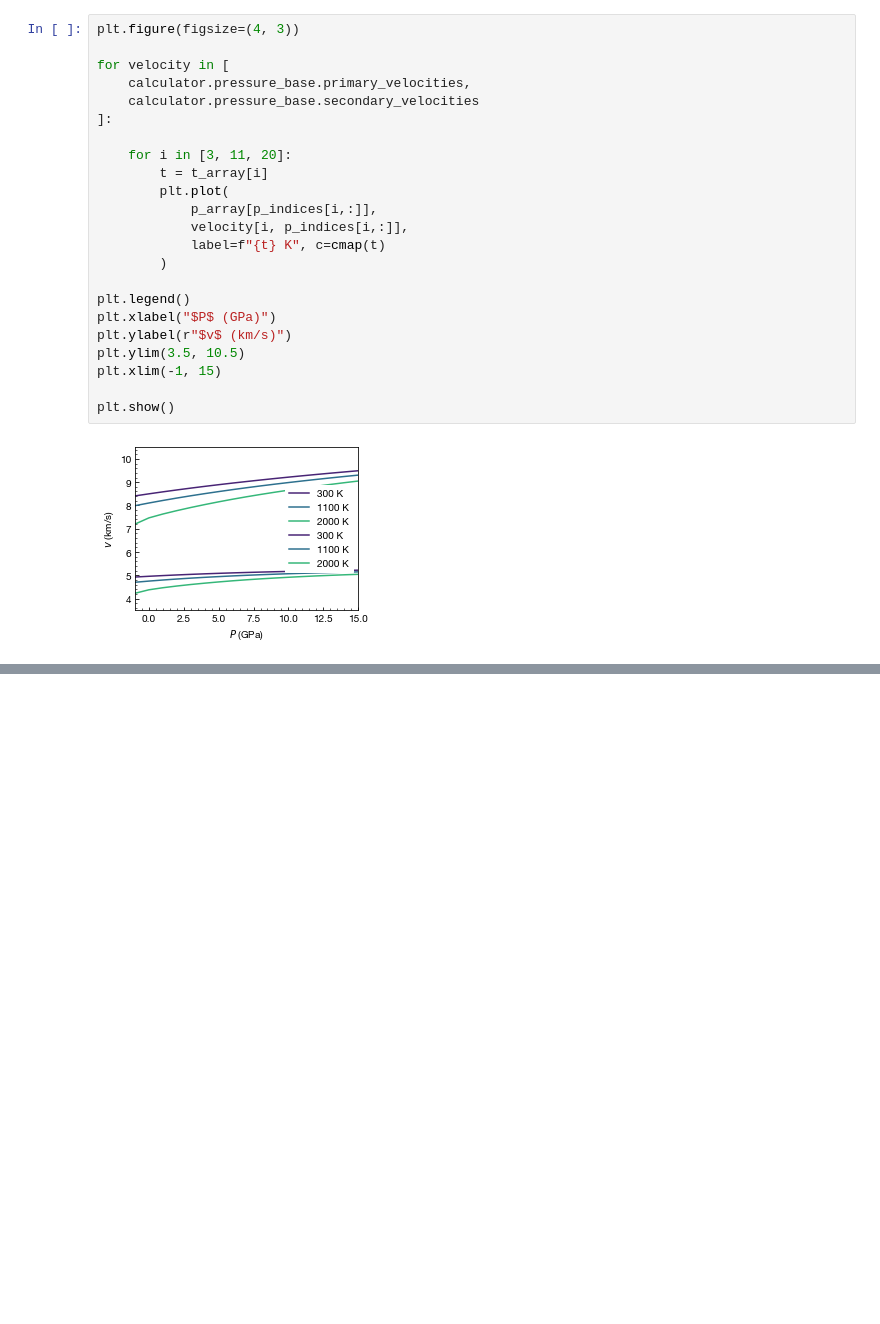
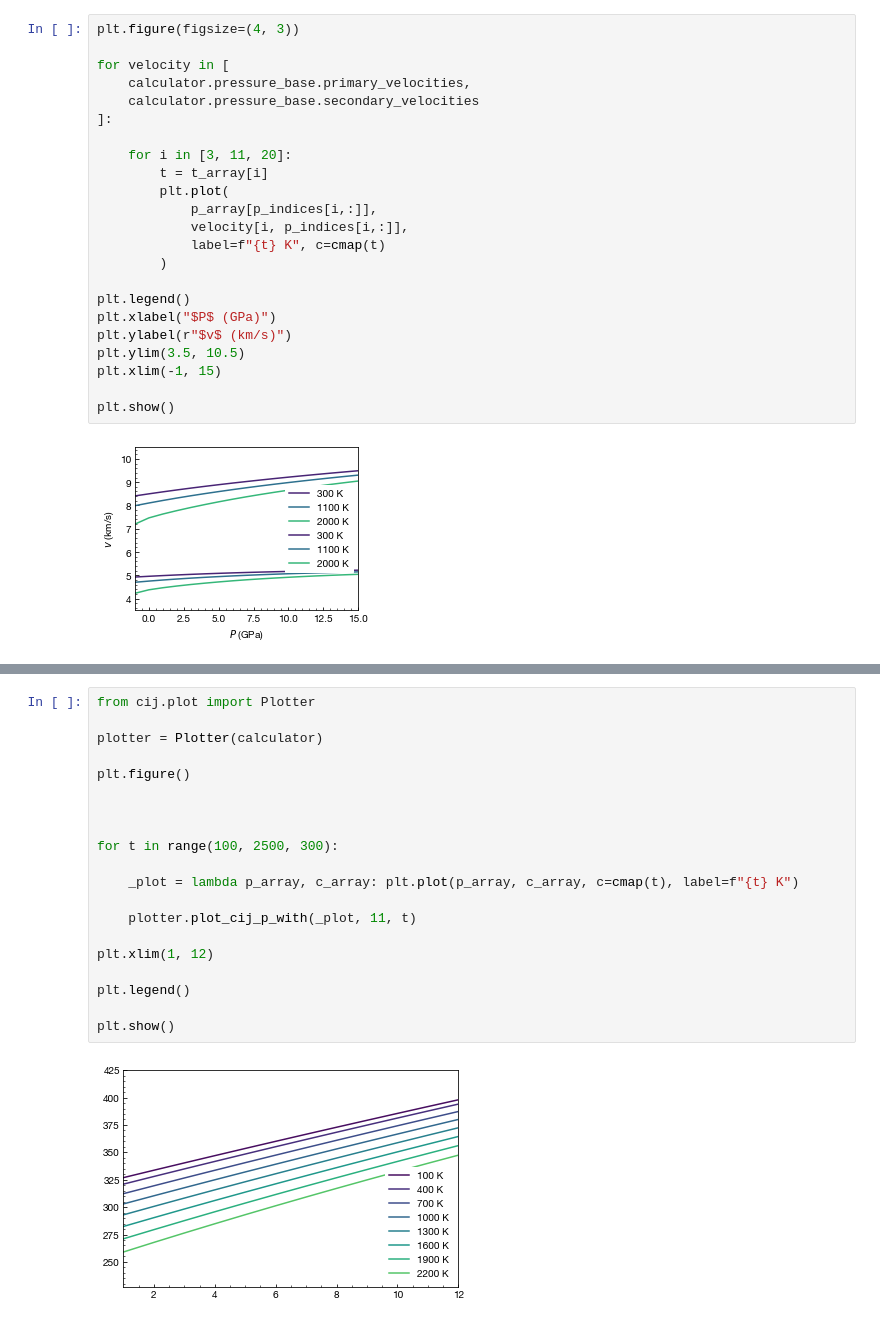
Before and after one commit to MineralsCloud/cij, a Jupyter notebook: docs/tutorial/plotting.ipynb, the cells around one changed output, grey strips where cells are left out. Saved outputs shown, nothing was run; the diff lists cells and outputs as text; blank space fills up the shorter version.

```diff
--- a/docs/tutorial/plotting.ipynb
+++ b/docs/tutorial/plotting.ipynb
@@ -116,0 +140,22 @@ plt.show()
+# %%
+from cij.plot import Plotter
+
+plotter = Plotter(calculator)
+
+plt.figure()
+
+
+
+for t in range(100, 2500, 300):
+
+    _plot = lambda p_array, c_array: plt.plot(p_array, c_array, c=cmap(t), label=f"{t} K")
+
+    plotter.plot_cij_p_with(_plot, 11, t)
+
+plt.xlim(1, 12)
+
+plt.legend()
+
+plt.show()
+# %% [output]
+[figure, added]
```
Also changed, not shown: parts of 4 cells of this notebook, 15 other files.
